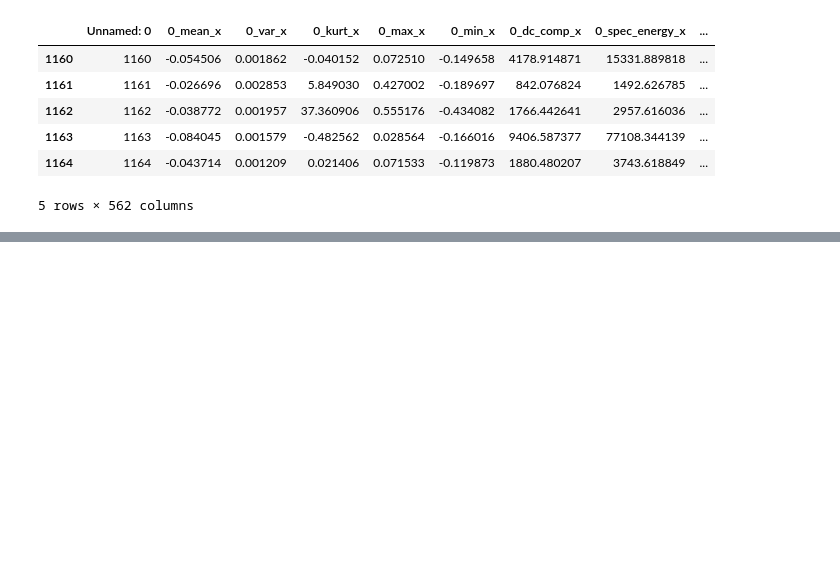
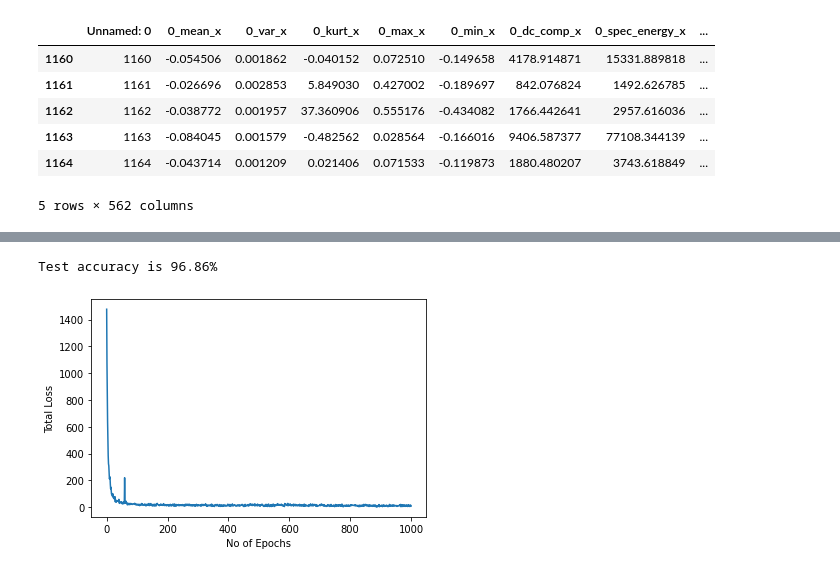
Before and after one commit to Saadman53/Thesis-Human-Activity-Recognition, a Jupyter notebook: Human_Action_Recognition_using_Sensor_Data.ipynb, the cells around one changed output, grey strips where cells are left out. Cells and saved outputs as stored; diff of their text form; code cells hidden in the pictures; blank space fills up the shorter version.

```diff
--- a/Human_Action_Recognition_using_Sensor_Data.ipynb
+++ b/Human_Action_Recognition_using_Sensor_Data.ipynb
@@ -479,0 +541,5 @@ Text(0.5, 0, 'No of Epochs')
+# %%
+model_training_evaluation(X_train, X_test, X_val, y_train, y_test, y_val,selected_feat_ecfs)
+# %% [output]
+Test accuracy is 96.86%
+[figure, added]
```
Also changed, not shown: parts of 20 cells of this notebook.
